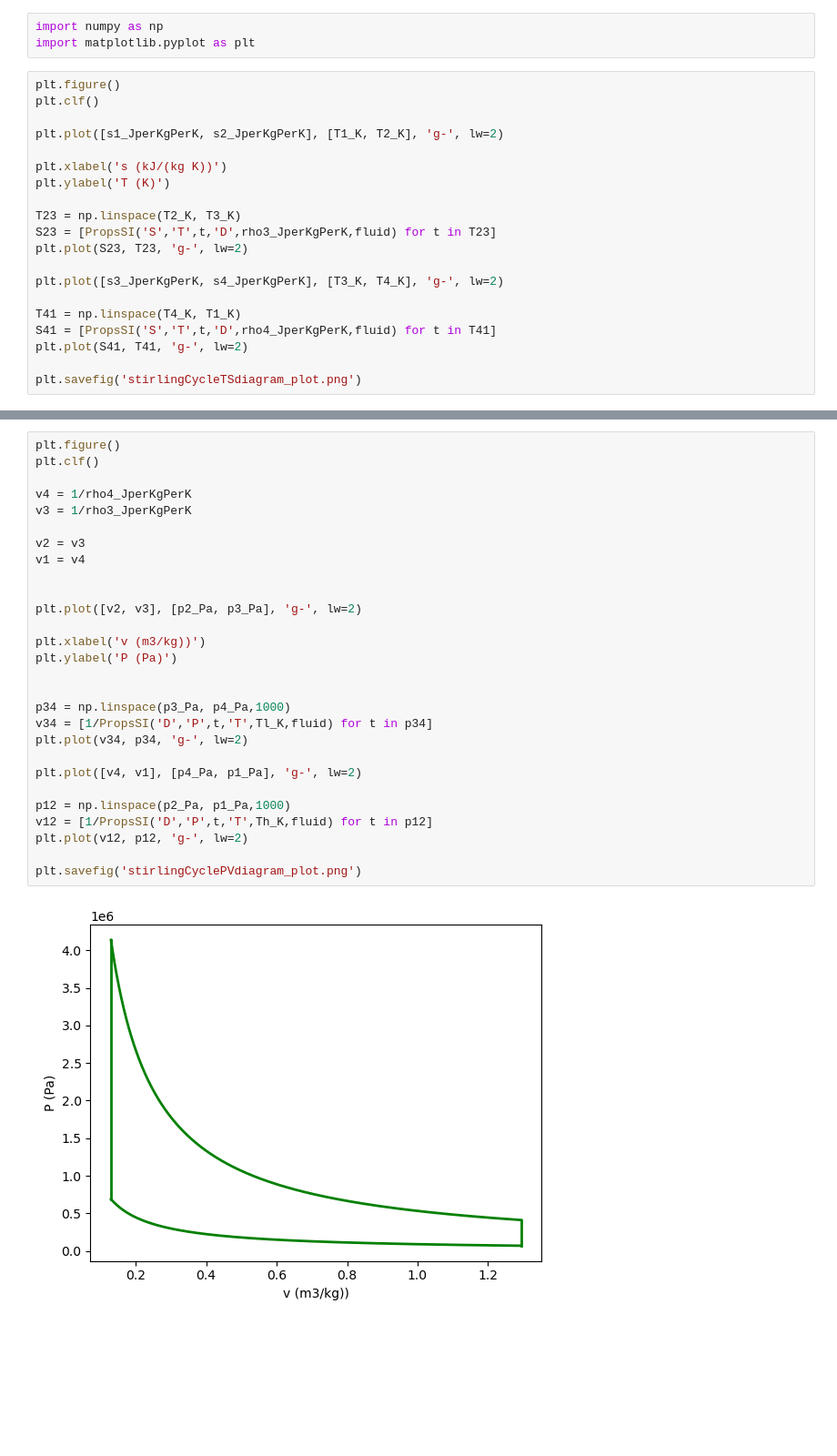
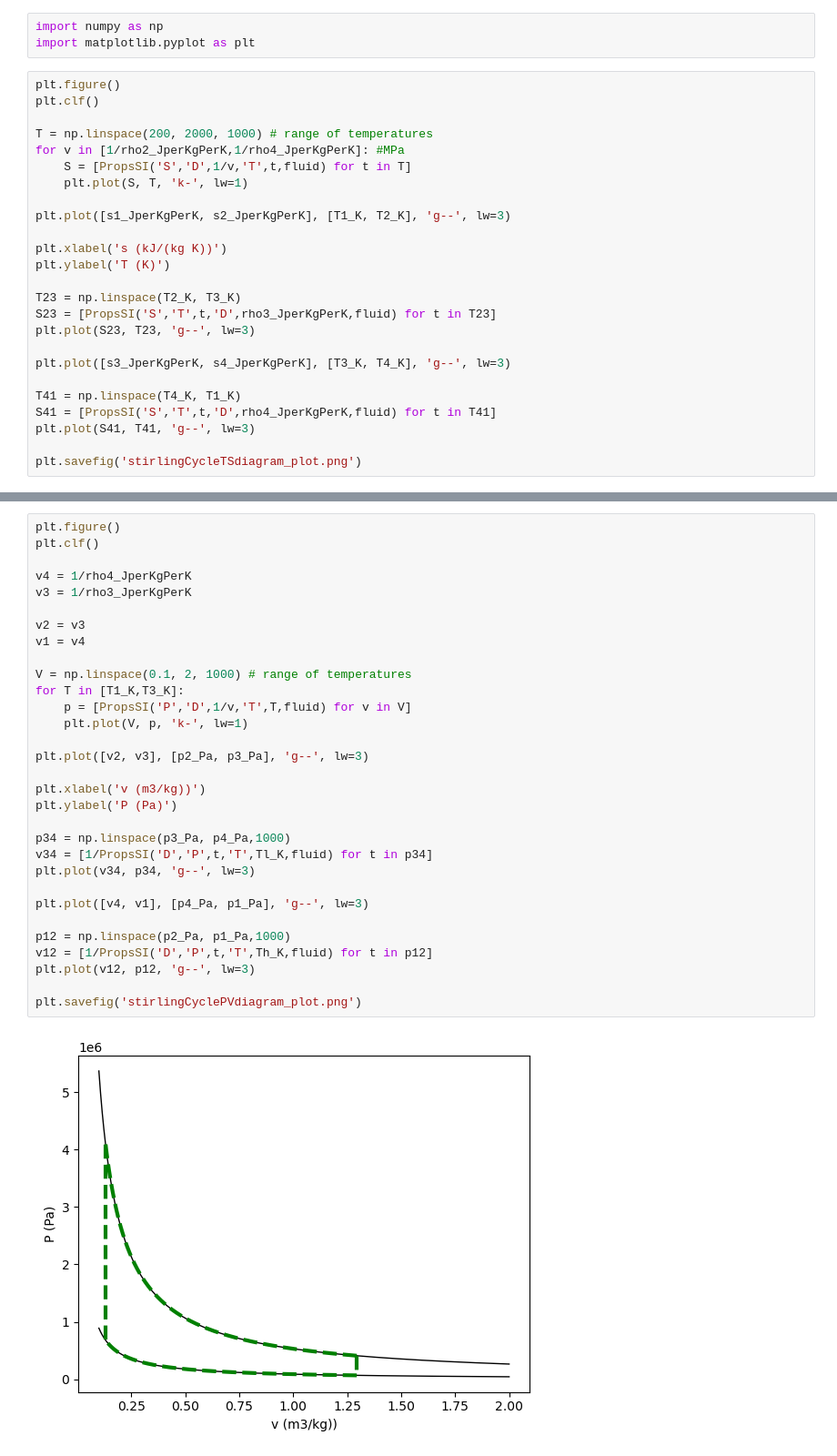
Before and after one commit to mtsn-lab/me40, a Jupyter notebook: scripts/stirlingCycleAir.ipynb, the cells around one changed output, grey strips where cells are left out. Shown: that part at 91% size. Drawn from its saved outputs; the diff is of its cells as text; blank space fills up the shorter version.

```diff
--- a/scripts/stirlingCycleAir.ipynb
+++ b/scripts/stirlingCycleAir.ipynb
@@ -115,20 +98,25 @@ import matplotlib.pyplot as plt
 plt.figure()
 plt.clf()
 
-plt.plot([s1_JperKgPerK, s2_JperKgPerK], [T1_K, T2_K], 'g-', lw=2)
+T = np.linspace(200, 2000, 1000) # range of temperatures
+for v in [1/rho2_JperKgPerK,1/rho4_JperKgPerK]: #MPa
+    S = [PropsSI('S','D',1/v,'T',t,fluid) for t in T]
+    plt.plot(S, T, 'k-', lw=1)
+
+plt.plot([s1_JperKgPerK, s2_JperKgPerK], [T1_K, T2_K], 'g--', lw=3)
 
 plt.xlabel('s (kJ/(kg K))')
 plt.ylabel('T (K)')
 
 T23 = np.linspace(T2_K, T3_K)
 S23 = [PropsSI('S','T',t,'D',rho3_JperKgPerK,fluid) for t in T23]
-plt.plot(S23, T23, 'g-', lw=2)
+plt.plot(S23, T23, 'g--', lw=3)
 
-plt.plot([s3_JperKgPerK, s4_JperKgPerK], [T3_K, T4_K], 'g-', lw=2)
+plt.plot([s3_JperKgPerK, s4_JperKgPerK], [T3_K, T4_K], 'g--', lw=3)
 
 T41 = np.linspace(T4_K, T1_K)
 S41 = [PropsSI('S','T',t,'D',rho4_JperKgPerK,fluid) for t in T41]
-plt.plot(S41, T41, 'g-', lw=2)
+plt.plot(S41, T41, 'g--', lw=3)
 
 plt.savefig('stirlingCycleTSdiagram_plot.png')
 # %% [output]
@@ -136,30 +124,33 @@ plt.savefig('stirlingCycleTSdiagram_plot.png')
 # %%
 plt.figure()
 plt.clf()
 
 v4 = 1/rho4_JperKgPerK
 v3 = 1/rho3_JperKgPerK
 
 v2 = v3
 v1 = v4
 
+V = np.linspace(0.1, 2, 1000) # range of temperatures
+for T in [T1_K,T3_K]:
+    p = [PropsSI('P','D',1/v,'T',T,fluid) for v in V]
+    plt.plot(V, p, 'k-', lw=1)
 
-plt.plot([v2, v3], [p2_Pa, p3_Pa], 'g-', lw=2)
+plt.plot([v2, v3], [p2_Pa, p3_Pa], 'g--', lw=3)
 
 plt.xlabel('v (m3/kg))')
 plt.ylabel('P (Pa)')
 
-
 p34 = np.linspace(p3_Pa, p4_Pa,1000)
 v34 = [1/PropsSI('D','P',t,'T',Tl_K,fluid) for t in p34]
-plt.plot(v34, p34, 'g-', lw=2)
+plt.plot(v34, p34, 'g--', lw=3)
 
-plt.plot([v4, v1], [p4_Pa, p1_Pa], 'g-', lw=2)
+plt.plot([v4, v1], [p4_Pa, p1_Pa], 'g--', lw=3)
 
 p12 = np.linspace(p2_Pa, p1_Pa,1000)
 v12 = [1/PropsSI('D','P',t,'T',Th_K,fluid) for t in p12]
-plt.plot(v12, p12, 'g-', lw=2)
+plt.plot(v12, p12, 'g--', lw=3)
 
 plt.savefig('stirlingCyclePVdiagram_plot.png')
 # %% [output]
-[figure, old version]
+[figure, new version]
```
Also changed, not shown: parts of 12 cells of this notebook.
